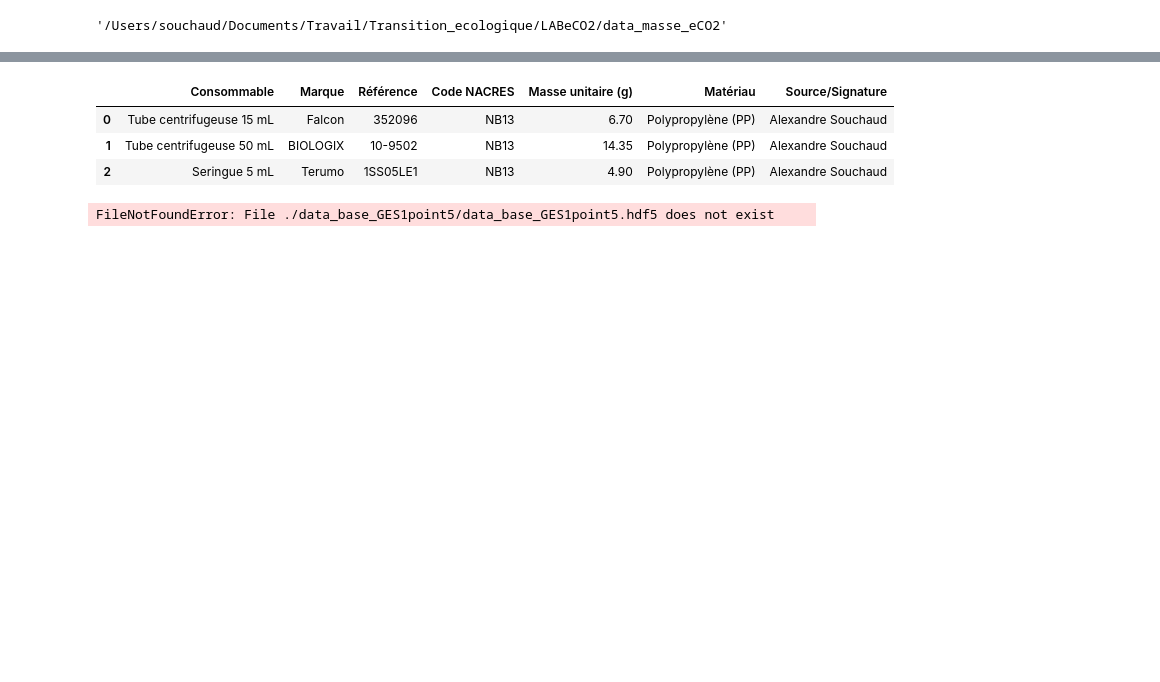
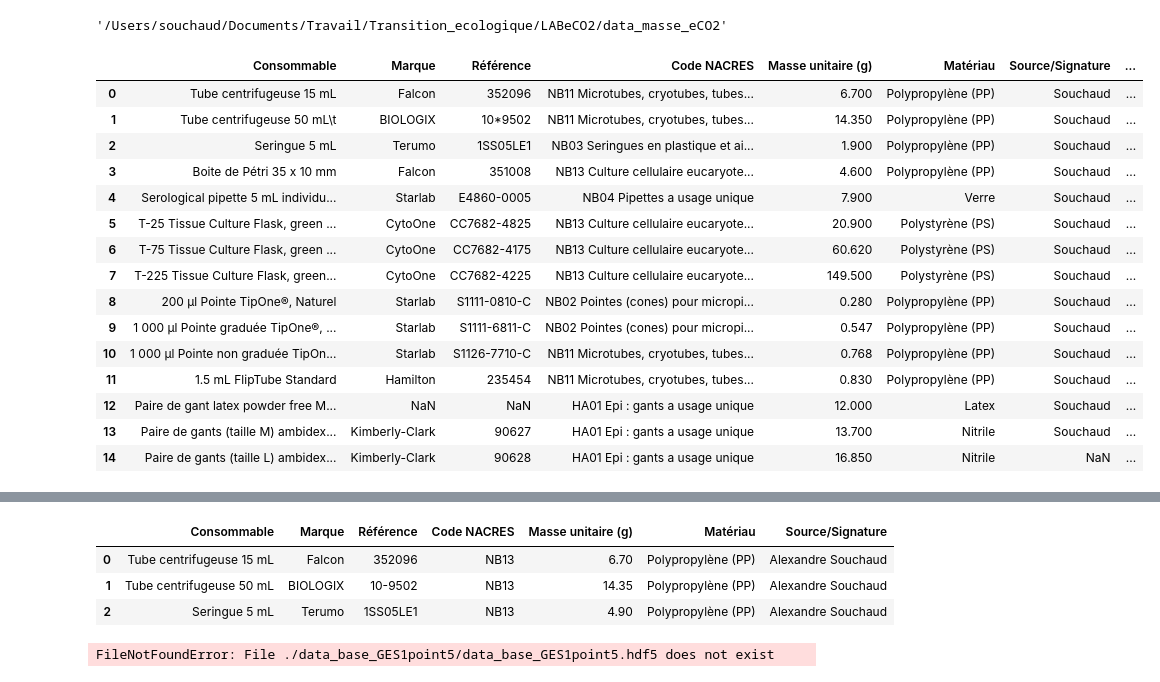
Before and after one commit to Alex-code-lab/LABeCO2, a Jupyter notebook: data_masse_eCO2/pour_travail.ipynb, the cells around one changed output, grey strips where cells are left out. Saved outputs shown, nothing was run; the diff lists cells and outputs as text; code cells hidden in the pictures; blank space fills up the shorter version.

```diff
--- a/data_masse_eCO2/pour_travail.ipynb
+++ b/data_masse_eCO2/pour_travail.ipynb
@@ -4,3 +4,32 @@ import os
 os.getcwd()
 # %% [output]
 '/Users/souchaud/Documents/Travail/Transition_ecologique/LABeCO2/data_masse_eCO2'
+# %%
+tableau_masse_conso = pd.read_csv("masses_consommable.csv")
+# Remplace les virgules par des points dans la colonne
+tableau_masse_conso['Masse unitaire (g)'] = (
+    tableau_masse_conso['Masse unitaire (g)']
+    .astype(str)  # S'assure que les données sont bien des chaînes
+    .str.replace(',', '.', regex=False)  # Remplace les virgules par des points
+    .astype(float)  # Convertit les chaînes en nombres flottants
+)
+
+# Vérifiez le résultat
+tableau_masse_conso
+# %% [output]
+|  | Consommable | Marque | Référence | Code NACRES | Masse unitaire (g) | Matériau | Source/Signature | ... |
+| 0 | Tube centrifugeuse 15 mL | Falcon | 352096 | NB11 Microtubes, cryotubes, tubes... | 6.700 | Polypropylène (PP) | Souchaud | ... |
+| 1 | Tube centrifugeuse 50 mL\t | BIOLOGIX | 10*9502 | NB11 Microtubes, cryotubes, tubes... | 14.350 | Polypropylène (PP) | Souchaud | ... |
+| 2 | Seringue 5 mL | Terumo | 1SS05LE1 | NB03 Seringues en plastique et ai... | 1.900 | Polypropylène (PP) | Souchaud | ... |
+| 3 | Boite de Pétri 35 x 10 mm | Falcon | 351008 | NB13 Culture cellulaire eucaryote... | 4.600 | Polypropylène (PP) | Souchaud | ... |
+| 4 | Serological pipette 5 mL individu... | Starlab | E4860-0005 | NB04 Pipettes a usage unique | 7.900 | Verre | Souchaud | ... |
+| 5 | T-25 Tissue Culture Flask, green ... | CytoOne | CC7682-4825 | NB13 Culture cellulaire eucaryote... | 20.900 | Polystyrène (PS) | Souchaud | ... |
+| 6 | T-75 Tissue Culture Flask, green ... | CytoOne | CC7682-4175 | NB13 Culture cellulaire eucaryote... | 60.620 | Polystyrène (PS) | Souchaud | ... |
+| 7 | T-225 Tissue Culture Flask, green... | CytoOne | CC7682-4225 | NB13 Culture cellulaire eucaryote... | 149.500 | Polystyrène (PS) | Souchaud | ... |
+| 8 | 200 µl Pointe TipOne®, Naturel | Starlab | S1111-0810-C | NB02 Pointes (cones) pour micropi... | 0.280 | Polypropylène (PP) | Souchaud | ... |
+| 9 | 1 000 µl Pointe graduée TipOne®, ... | Starlab | S1111-6811-C | NB02 Pointes (cones) pour micropi... | 0.547 | Polypropylène (PP) | Souchaud | ... |
+| 10 | 1 000 µl Pointe non graduée TipOn... | Starlab | S1126-7710-C | NB11 Microtubes, cryotubes, tubes... | 0.768 | Polypropylène (PP) | Souchaud | ... |
+| 11 | 1.5 mL FlipTube Standard | Hamilton | 235454 | NB11 Microtubes, cryotubes, tubes... | 0.830 | Polypropylène (PP) | Souchaud | ... |
+| 12 | Paire de gant latex powder free M... | NaN | NaN | HA01 Epi : gants a usage unique | 12.000 | Latex | Souchaud | ... |
+| 13 | Paire de gants (taille M) ambidex... | Kimberly-Clark | 90627 | HA01 Epi : gants a usage unique | 13.700 | Nitrile | Souchaud | ... |
+| 14 | Paire de gants (taille L) ambidex... | Kimberly-Clark | 90628 | HA01 Epi : gants a usage unique | 16.850 | Nitrile | NaN | ... |
```
Also changed, not shown: parts of 2 cells of this notebook, 6 other files.
